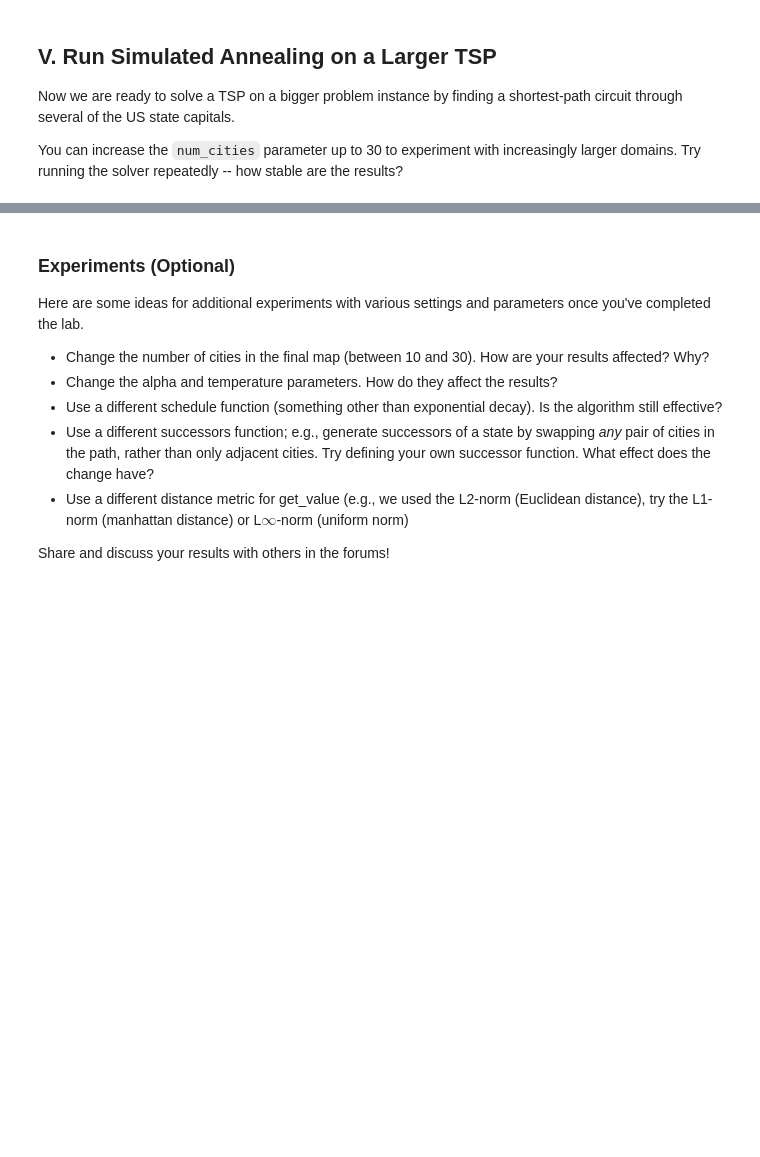
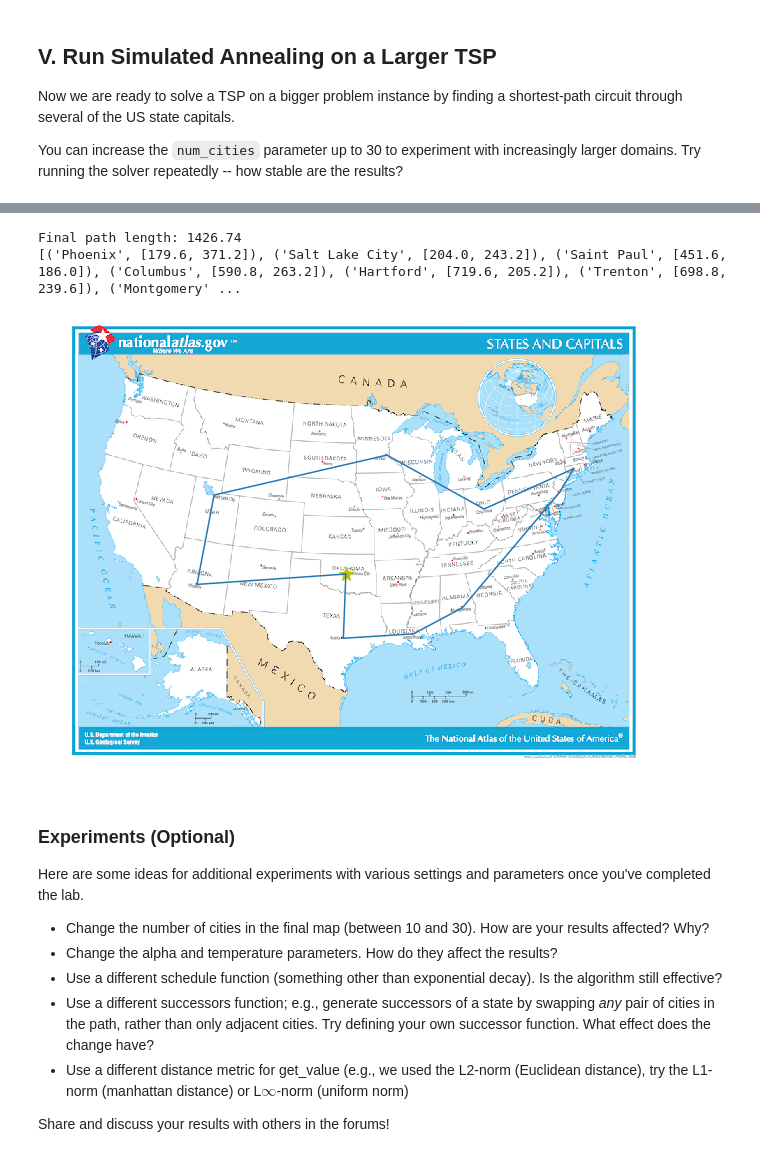
Before and after one commit to bhinesh/AIND-Simulated_Annealing, a Jupyter notebook: AIND-Simulated_Annealing.ipynb, the cells around one changed output, grey strips where cells are left out. Drawn from its saved outputs; the diff is of its cells as text; code cells hidden in the pictures; blank space fills up the shorter version.

```diff
--- a/AIND-Simulated_Annealing.ipynb
+++ b/AIND-Simulated_Annealing.ipynb
@@ -163,7 +182,25 @@ class TravelingSalesmanProblem:
             of cities set to one of the neighboring permutations of cities in the
             present state
         """
-        raise NotImplementedError
+        s=[]
+        for c in range(0,len(self.path)-1):
+
+            n = self.copy()
+            t = self.path.copy()
+            t[c],t[c+1] = t[c+1],t[c]
+            n.path = t
+            s.append(n)
+
+        n = self.copy()
+        t = self.path.copy()
+        t[0],t[len(self.path)-1]=t[len(self.path)-1],t[0]
+        n.path = t
+        s.append(n)
+
+        return s
+
+
+        #raise NotImplementedError
 
     def get_value(self):
         """Calculate the total length of the closed-circuit path of the current
@@ -186,7 +223,15 @@ class TravelingSalesmanProblem:
             (2) Remember to multiply the path length by -1 so that simulated
             annealing finds the shortest path
         """
-        raise NotImplementedError
+        d=0.0
+        for c in range(0,len(self.path)-1):
+            d += ((self.path[c][1][0]-self.path[c+1][1][0])**2 + (self.path[c][1][1]-self.path[c+1][1][1])**2)**0.5
+
+
+        d += ((self.path[0][1][0]-self.path[len(self.path)-1][1][0])**2 + (self.path[0][1][1]-self.path[len(self.path)-1][1][1])**2)**0.5
+
+        return -1.0*d
+        #raise NotImplementedError
 # %% [markdown]
 ### Testing TravelingSalesmanProblem
 The following tests should validate the class constructor and functionality of the `successors()` and `get_value()` methods.
@@ -229,7 +272,10 @@ alpha = 0.95
 temperature=1e4
 
 def schedule(time):
-    raise NotImplementedError
+    r= alpha**time * temperature
+    return r
+
+    #raise NotImplementedError
 # %% [markdown]
 ### Testing the Temperature Schedule
 The following tests should validate the temperature schedule function and perform a simple test of the simulated annealing function to solve a small TSP test case
@@ -262,11 +317,15 @@ show_path(capitals_tsp.coords, starting_city)
 # %%
 # set the decay rate and initial temperature parameters, then run simulated annealing to solve the TSP
-alpha = 0.95
+alpha = 0.99
 temperature=1e6
 result = simulated_annealing(capitals_tsp, schedule)
 print("Final path length: {:.2f}".format(-result.get_value()))
 print(result.path)
 show_path(result.coords, starting_city)
+# %% [output]
+Final path length: 1426.74
+[('Phoenix', [179.6, 371.2]), ('Salt Lake City', [204.0, 243.2]), ('Saint Paul', [451.6, 186.0]), ('Columbus', [590.8, 263.2]), ('Hartford', [719.6, 205.2]), ('Trenton', [698.8, 239.6]), ('Montgomery' ...
+[figure, added]
 # %% [markdown]
 ### Experiments (Optional)
 Here are some ideas for additional experiments with various settings and parameters once you've completed the lab.
```
Also changed, not shown: parts of 4 cells of this notebook.
